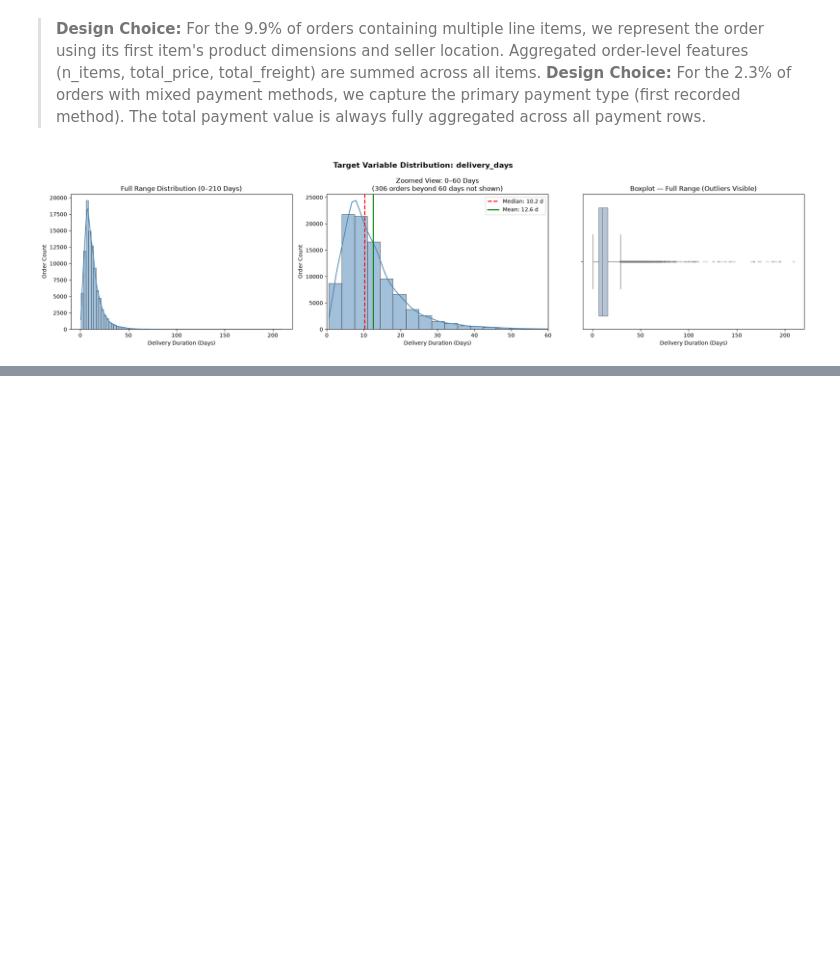
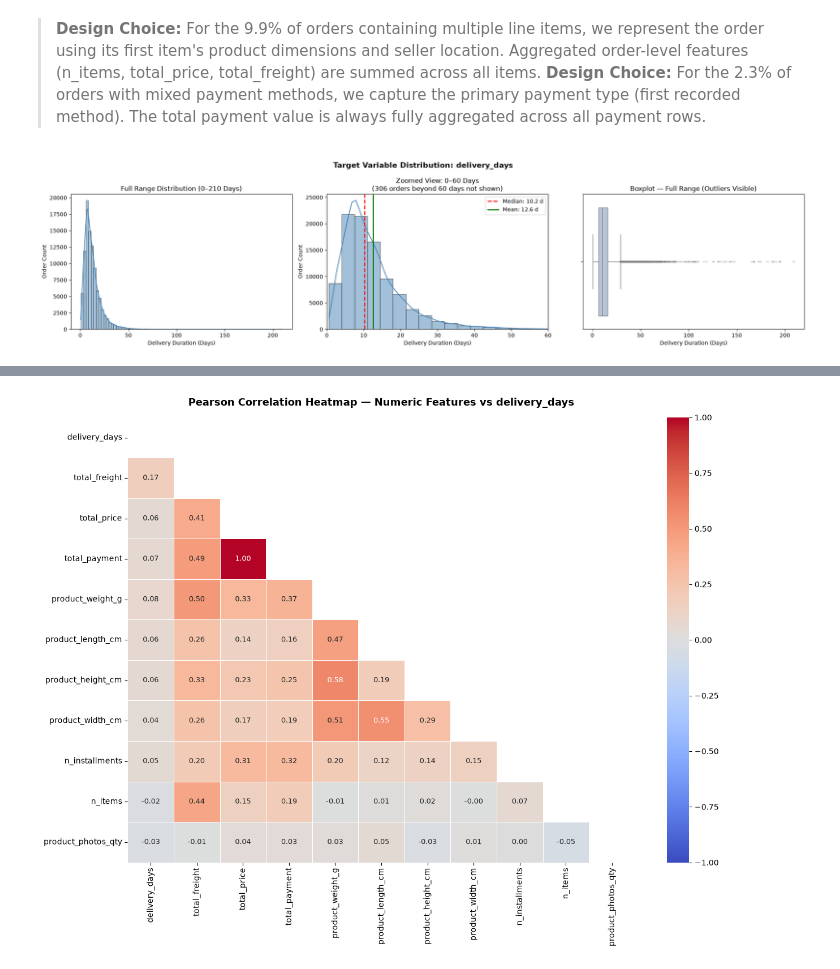
Before and after one commit to hemnath-28/ML-Evaulation-, a Jupyter notebook: regression.ipynb, the cells around one changed output, grey strips where cells are left out. Saved outputs shown, nothing was run; the diff lists cells and outputs as text; code cells hidden in the pictures; blank space fills up the shorter version.

```diff
--- a/regression.ipynb
+++ b/regression.ipynb
@@ -305,0 +445,26 @@ plt.show()
+# %%
+# ============================================================
+# CELL 8: A2 — Correlation Heatmap (Numeric Features vs Target)
+# ============================================================
+corr_cols = [
+    'delivery_days', 'total_freight', 'total_price', 'total_payment',
+    'product_weight_g', 'product_length_cm', 'product_height_cm',
+    'product_width_cm', 'n_installments', 'n_items',
+    'product_photos_qty'
+]
+corr_matrix = regression_df[corr_cols].corr()
+mask = np.triu(np.ones_like(corr_matrix, dtype=bool))
+
+fig, ax = plt.subplots(figsize=(13, 10))
+sns.heatmap(
+    corr_matrix, mask=mask, annot=True, fmt='.2f',
+    cmap='coolwarm', center=0, linewidths=0.5,
+    annot_kws={'size': 9}, ax=ax, vmin=-1, vmax=1
+)
+# ax.set_title("⚠️ Descriptive Only (Post-Delivery Feature — Not Used in Model): review_score vs delivery_days")
+ax.set_title("Pearson Correlation Heatmap — Numeric Features vs delivery_days",
+             fontsize=13, fontweight='bold', pad=15)
+plt.tight_layout()
+plt.show()
+# %% [output]
+[figure, added]
```
Also changed, not shown: parts of 3 cells of this notebook.
